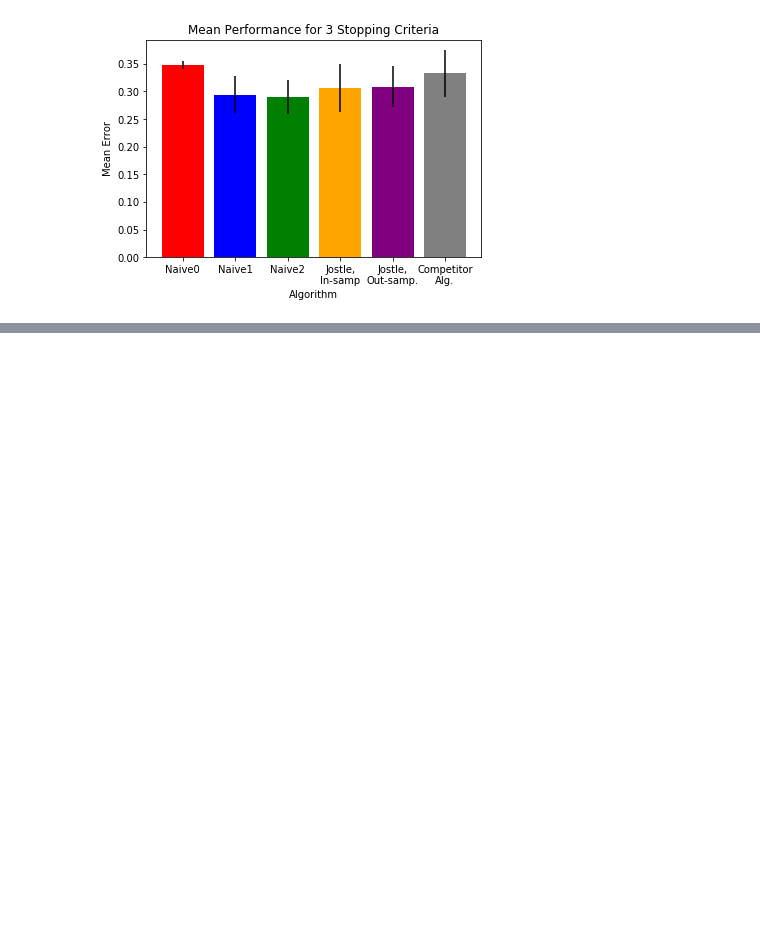
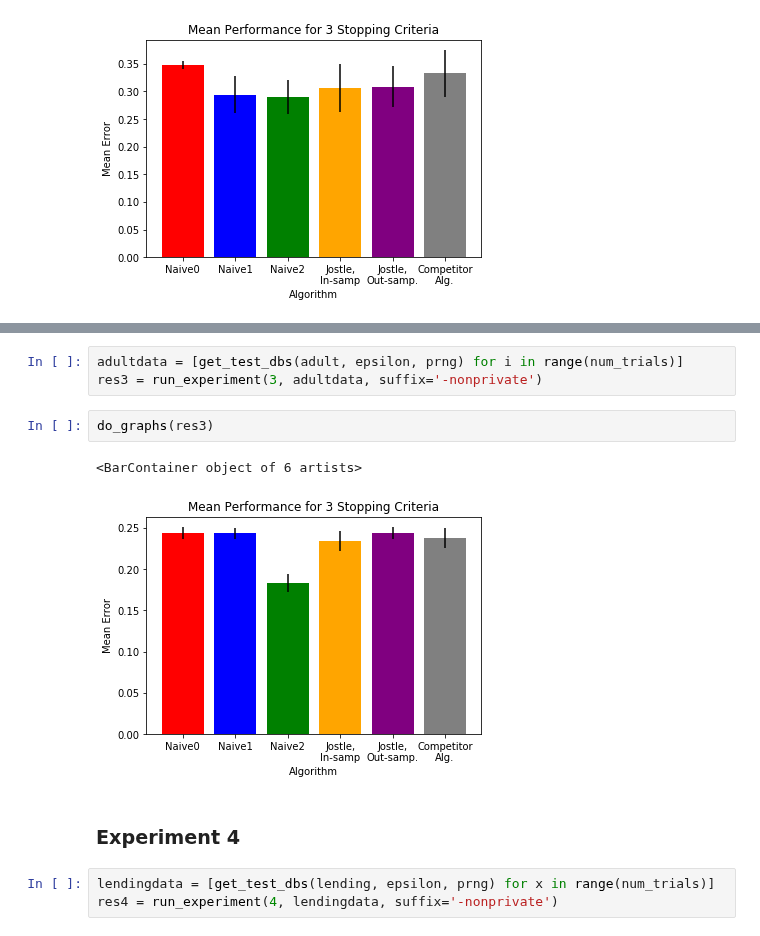
Before and after one commit to jimola/S18_Research, a Jupyter notebook: Python/DecisionTree.ipynb, the cells around one changed output, grey strips where cells are left out. Saved outputs shown, nothing was run; the diff lists cells and outputs as text; blank space fills up the shorter version.

```diff
--- a/Python/DecisionTree.ipynb
+++ b/Python/DecisionTree.ipynb
@@ -345,0 +390,13 @@ do_graphs(res6)
+# %%
+adultdata = [get_test_dbs(adult, epsilon, prng) for i in range(num_trials)]
+res3 = run_experiment(3, adultdata, suffix='-nonprivate')
+# %%
+do_graphs(res3)
+# %% [output]
+<BarContainer object of 6 artists>
+[figure, added]
+# %% [markdown]
+### Experiment 4
+# %%
+lendingdata = [get_test_dbs(lending, epsilon, prng) for x in range(num_trials)]
+res4 = run_experiment(4, lendingdata, suffix='-nonprivate')
```
Also changed, not shown: parts of 16 cells of this notebook.
